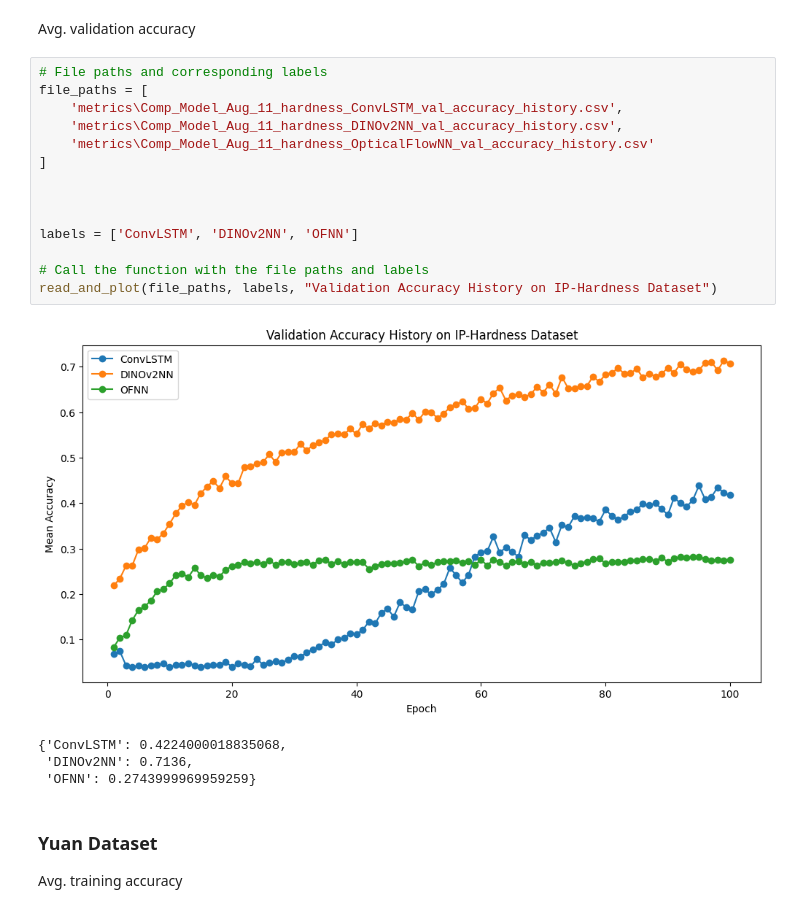
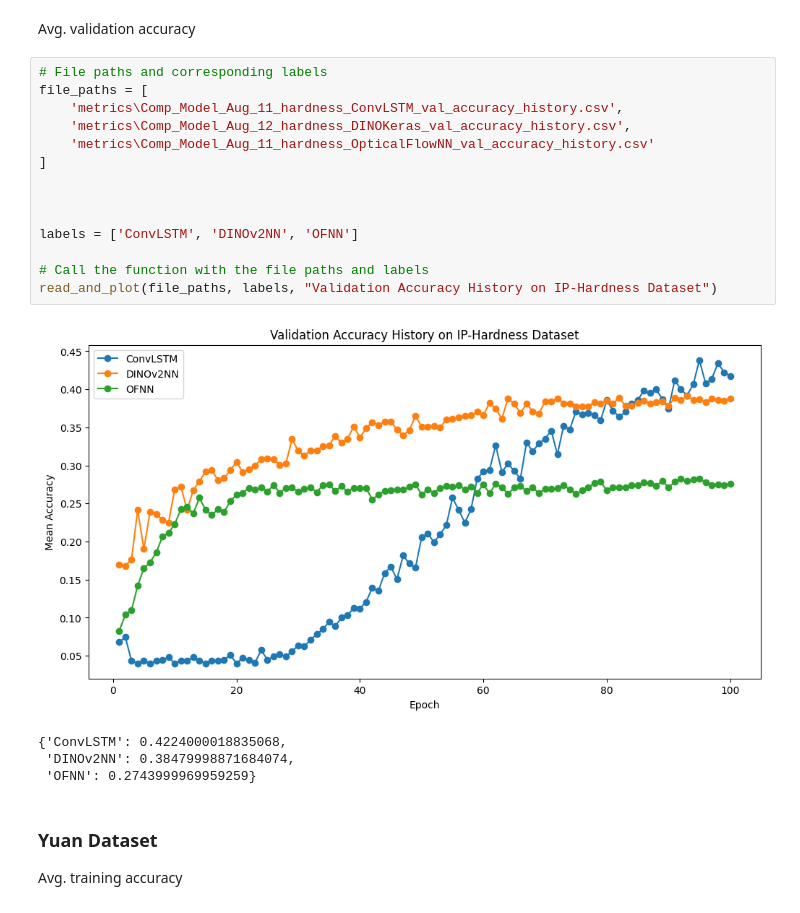
Before and after one commit to alapkshirsagar/active-tactile-hardness-classification, a Jupyter notebook: hardness_classification/visualize.ipynb, the cells around one changed output. Saved outputs shown, nothing was run; the diff lists cells and outputs as text.

Commit message:
Update metrics for DinoKeras

```diff
--- a/hardness_classification/visualize.ipynb
+++ b/hardness_classification/visualize.ipynb
@@ -66,21 +66,21 @@ Avg. validation accuracy
 # %%
 # File paths and corresponding labels
 file_paths = [
     'metrics\Comp_Model_Aug_11_hardness_ConvLSTM_val_accuracy_history.csv',
-    'metrics\Comp_Model_Aug_11_hardness_DINOv2NN_val_accuracy_history.csv',
+    'metrics\Comp_Model_Aug_12_hardness_DINOKeras_val_accuracy_history.csv',
     'metrics\Comp_Model_Aug_11_hardness_OpticalFlowNN_val_accuracy_history.csv'
 ]
 
 
 
 labels = ['ConvLSTM', 'DINOv2NN', 'OFNN']
 
 # Call the function with the file paths and labels
 read_and_plot(file_paths, labels, "Validation Accuracy History on IP-Hardness Dataset")
 # %% [output]
-[figure, old version]
+[figure, new version]
 {'ConvLSTM': 0.4224000018835068,
- 'DINOv2NN': 0.7136,
+ 'DINOv2NN': 0.38479998871684074,
  'OFNN': 0.2743999969959259}
 # %% [markdown]
 ### Yuan Dataset
```
Also changed, not shown: parts of 3 cells of this notebook, 6 other files.
